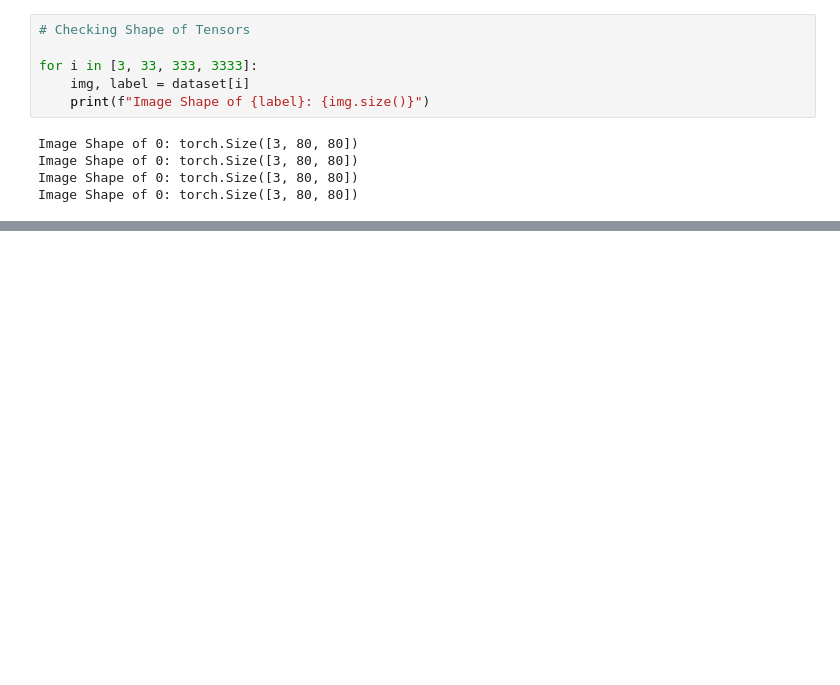
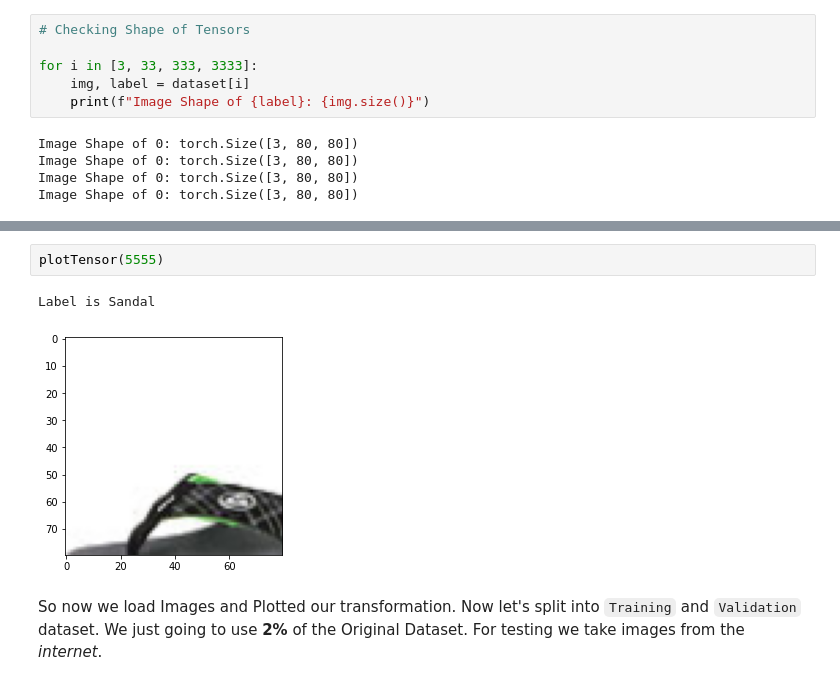
Before and after one commit to PremKumar-V/ML_Projects, a Jupyter notebook: shoe-sandal-boot-classification.ipynb, the cells around one changed output, grey strips where cells are left out. Drawn from its saved outputs; the diff is of its cells as text; blank space fills up the shorter version.

```diff
--- a/shoe-sandal-boot-classification.ipynb
+++ b/shoe-sandal-boot-classification.ipynb
@@ -159,0 +167,7 @@ plotTensor(6)
+# %%
+plotTensor(5555)
+# %% [output]
+Label is Sandal
+[figure, added]
+# %% [markdown]
+So now we load Images and Plotted our transformation. Now let's split into `Training` and `Validation` dataset. We just going to use **2%** of the Original Dataset. For testing we take images from the *internet*.
```
Also changed, not shown: parts of 17 cells of this notebook.
